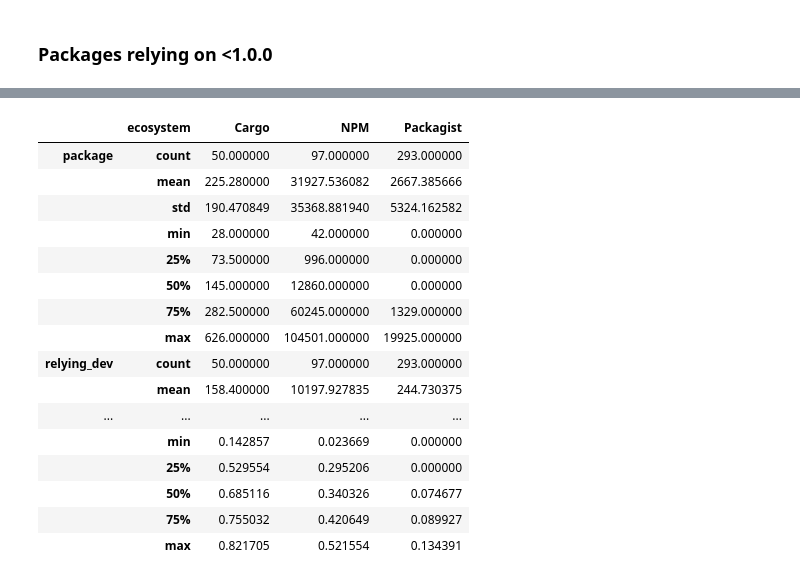
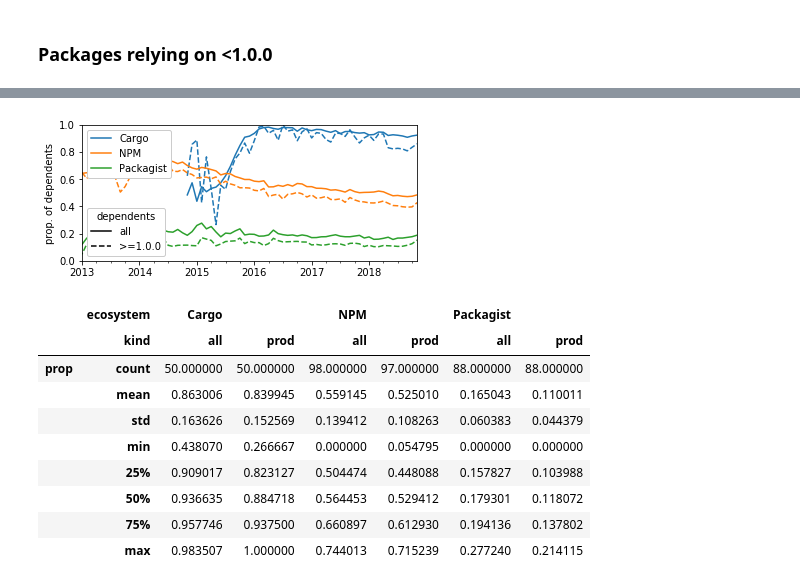
Before and after one commit to AlexandreDecan/secos-zero, a Jupyter notebook: notebooks/Magic zero.ipynb, the cells around one changed output, grey strips where cells are left out. Drawn from its saved outputs; the diff is of its cells as text; code cells hidden in the pictures.

```diff
--- a/notebooks/Magic zero.ipynb
+++ b/notebooks/Magic zero.ipynb
@@ -288,8 +420,8 @@ savefig(fig, 'rapid_update_delay')
 Statistical comparisons based on Mann-Whitney U and Cliff's Delta:
 # %%
 for ecosystem in ECOSYSTEMS:
-    A = data[lambda d: (d['ecosystem'] == ecosystem) & (d['when'] == 'before')].delay
-    B = data[lambda d: (d['ecosystem'] == ecosystem) & (d['when'] == 'after')].delay
+    A = data[lambda d: (d['ecosystem'] == ecosystem) & (d['when'] == '0.y.z')].delay
+    B = data[lambda d: (d['ecosystem'] == ecosystem) & (d['when'] == '>=1.0.0')].delay
     m = mannwhitneyu(A, B)
     d, dl = cliffsDelta(A, B)
 
@@ -469,28 +653,53 @@ savefig(fig, 'production_dependents')
+# %%
+fig, ax = matplotlib.pyplot.subplots()
+
+for ecosystem in ECOSYSTEMS:
+    data[ecosystem]['all'][['prop']].rename(columns={'prop': ecosystem}).plot(ax=ax, color=COLORS[ecosystem])
+    data[ecosystem]['prod']['prop'].rename('').plot(ax=ax, color=COLORS[ecosystem], style='--')
+
+ax.set(
+    xlabel='',
+    xlim=DATE_RANGE,
+    ylabel='prop. of dependents',
+    ylim=(0, 1),
+)
+
+legend = ax.legend(
+    [patch(COLORS[ecosystem], '-') for ecosystem in ECOSYSTEMS],
+    ECOSYSTEMS,
+    loc='upper left',
+)
+
+ax.legend(
+    [patch('k', '-'), patch('k', '--')],
+    ['all', '>=1.0.0'],
+    loc='lower left',
+    title='dependents',
+)
+
+ax.add_artist(legend)
+
+savefig(fig, 'usage_all_prod')
+# %% [output]
+[figure, added]
 # %%
 _ = pandas.concat([
-        data[ecosystem]
-        .assign(ecosystem=ecosystem)
-        for ecosystem in ECOSYSTEMS
-    ], a
+        data[ecosystem][kind]
+        .assign(ecosystem=ecosystem, kind=kind)
+        for ecosystem in ECOSYSTEMS for kind in ['all', 'prod']
+    ],
     axis=0
 )
 
-_.groupby('ecosystem').describe().T
+_.groupby(['ecosystem', 'kind'])[['prop']].describe().T
 # %% [output]
-|  | ecosystem | Cargo | NPM | Packagist |
-| package | count | 50.000000 | 97.000000 | 293.000000 |
-|  | mean | 225.280000 | 31927.536082 | 2667.385666 |
-|  | std | 190.470849 | 35368.881940 | 5324.162582 |
-|  | min | 28.000000 | 42.000000 | 0.000000 |
-|  | 25% | 73.500000 | 996.000000 | 0.000000 |
-|  | 50% | 145.000000 | 12860.000000 | 0.000000 |
-|  | 75% | 282.500000 | 60245.000000 | 1329.000000 |
-|  | max | 626.000000 | 104501.000000 | 19925.000000 |
-| relying_dev | count | 50.000000 | 97.000000 | 293.000000 |
-|  | mean | 158.400000 | 10197.927835 | 244.730375 |
-| ... | ... | ... | ... | ... |
-|  | min | 0.142857 | 0.023669 | 0.000000 |
-|  | 25% | 0.529554 | 0.295206 | 0.000000 |
-|  | 50% | 0.685116 | 0.340326 | 0.074677 |
-|  | 75% | 0.755032 | 0.420649 | 0.089927 |
-|  | max | 0.821705 | 0.521554 | 0.134391 |
+|  | ecosystem | Cargo |  | NPM |  | Packagist |  |
+|  | kind | all | prod | all | prod | all | prod |
+| prop | count | 50.000000 | 50.000000 | 98.000000 | 97.000000 | 88.000000 | 88.000000 |
+|  | mean | 0.863006 | 0.839945 | 0.559145 | 0.525010 | 0.165043 | 0.110011 |
+|  | std | 0.163626 | 0.152569 | 0.139412 | 0.108263 | 0.060383 | 0.044379 |
+|  | min | 0.438070 | 0.266667 | 0.000000 | 0.054795 | 0.000000 | 0.000000 |
+|  | 25% | 0.909017 | 0.823127 | 0.504474 | 0.448088 | 0.157827 | 0.103988 |
+|  | 50% | 0.936635 | 0.884718 | 0.564453 | 0.529412 | 0.179301 | 0.118072 |
+|  | 75% | 0.957746 | 0.937500 | 0.660897 | 0.612930 | 0.194136 | 0.137802 |
+|  | max | 0.983507 | 1.000000 | 0.744013 | 0.715239 | 0.277240 | 0.214115 |
```
Also changed, not shown: parts of 30 cells of this notebook, 3 other files.
